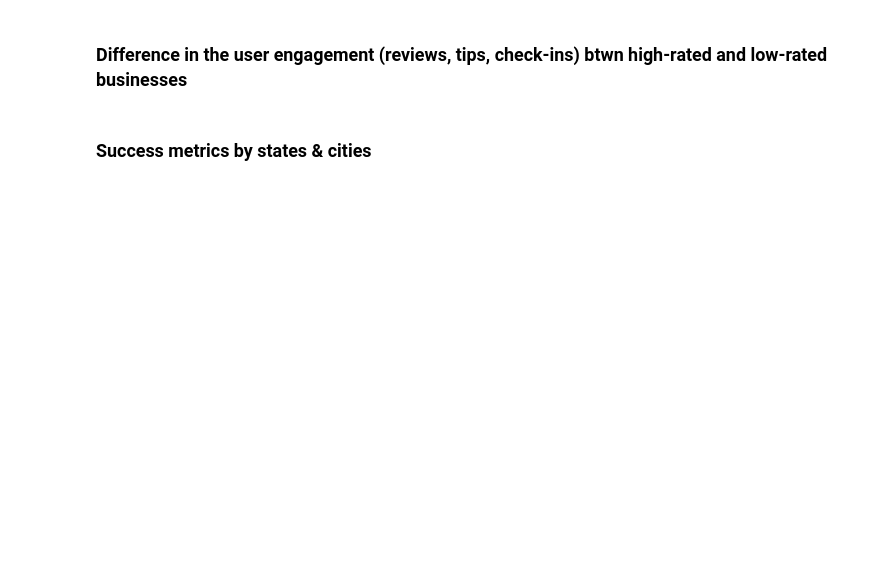
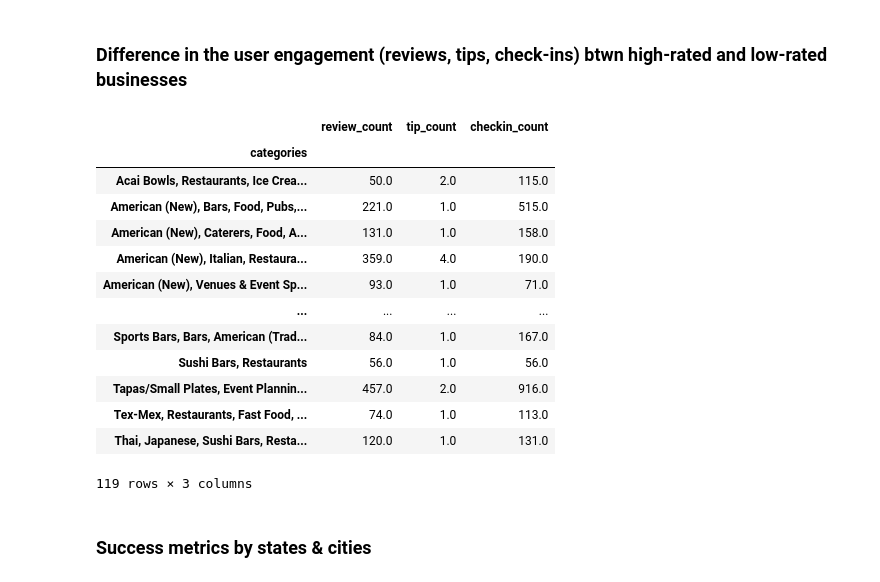
Before and after one commit to sharlynmuturi/data-engineering-and-analytics-projects, a Jupyter notebook: yelp-user-engagement-analysis/analysis.ipynb, the cells around one changed output. Saved outputs shown, nothing was run; the diff lists cells and outputs as text; code cells hidden in the pictures; blank space fills up the shorter version.

```diff
--- a/yelp-user-engagement-analysis/analysis.ipynb
+++ b/yelp-user-engagement-analysis/analysis.ipynb
@@ -214,7 +337,22 @@ sns.heatmap(engagement_df[['review_count', 'checking_count', 'tip_count']].corr(
 # %% [markdown]
 ### Difference in the user engagement (reviews, tips, check-ins) btwn high-rated and low-rated businesses
 # %%
-engagement_df.groupby("category")[['review_count', 'tip_count', 'checkin_count']].mean()
+engagement_df.groupby('categories')[['review_count', 'tip_count', 'checkin_count']].mean()
+# %% [output]
+|  | review_count | tip_count | checkin_count |
+| categories |  |  |  |
+| Acai Bowls, Restaurants, Ice Crea... | 50.0 | 2.0 | 115.0 |
+| American (New), Bars, Food, Pubs,... | 221.0 | 1.0 | 515.0 |
+| American (New), Caterers, Food, A... | 131.0 | 1.0 | 158.0 |
+| American (New), Italian, Restaura... | 359.0 | 4.0 | 190.0 |
+| American (New), Venues & Event Sp... | 93.0 | 1.0 | 71.0 |
+| ... | ... | ... | ... |
+| Sports Bars, Bars, American (Trad... | 84.0 | 1.0 | 167.0 |
+| Sushi Bars, Restaurants | 56.0 | 1.0 | 56.0 |
+| Tapas/Small Plates, Event Plannin... | 457.0 | 2.0 | 916.0 |
+| Tex-Mex, Restaurants, Fast Food, ... | 74.0 | 1.0 | 113.0 |
+| Thai, Japanese, Sushi Bars, Resta... | 120.0 | 1.0 | 131.0 |
+119 rows × 3 columns
 # %%
 # func to calc success score based on avg rating & total review count
 def calculate_success_metric(df):
```
Also changed, not shown: parts of 38 cells of this notebook, 2 other files.
